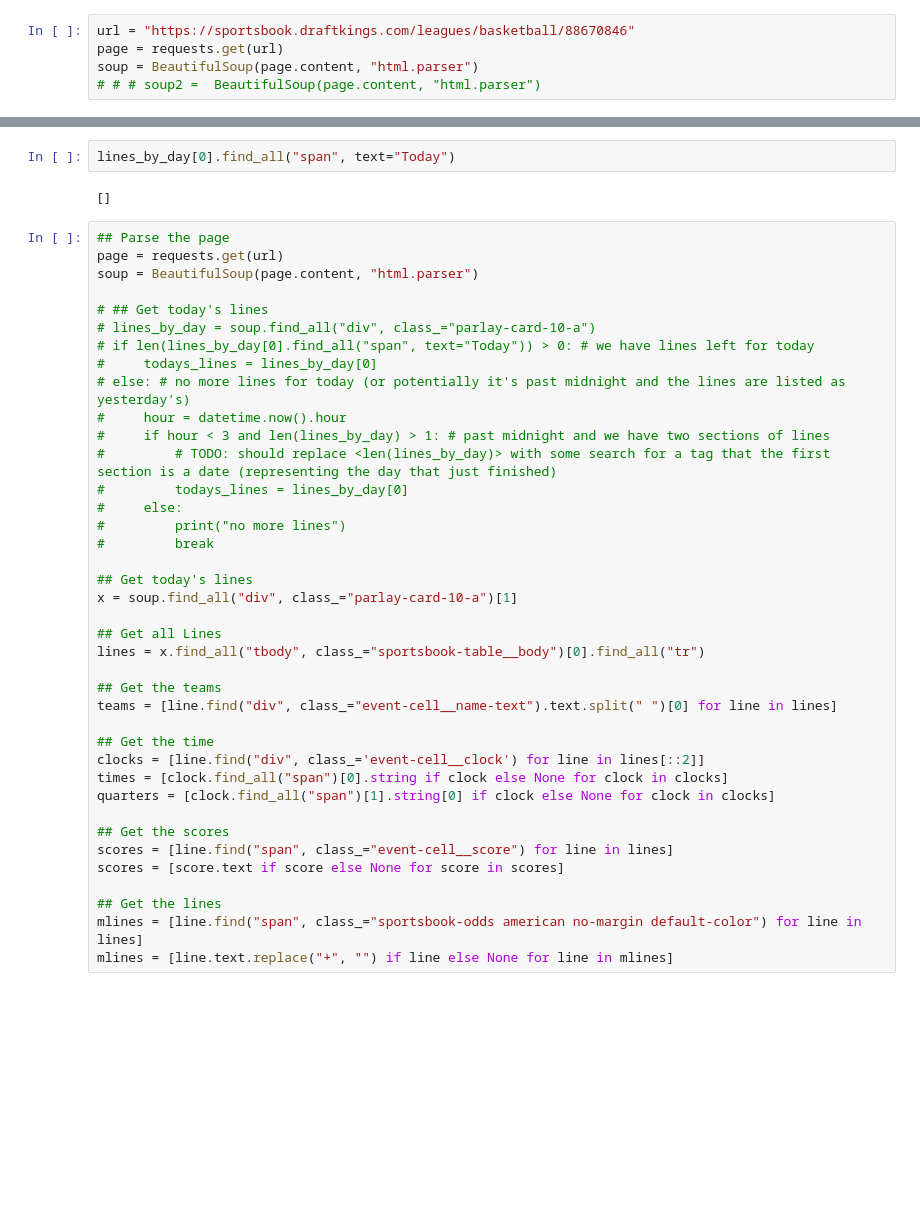
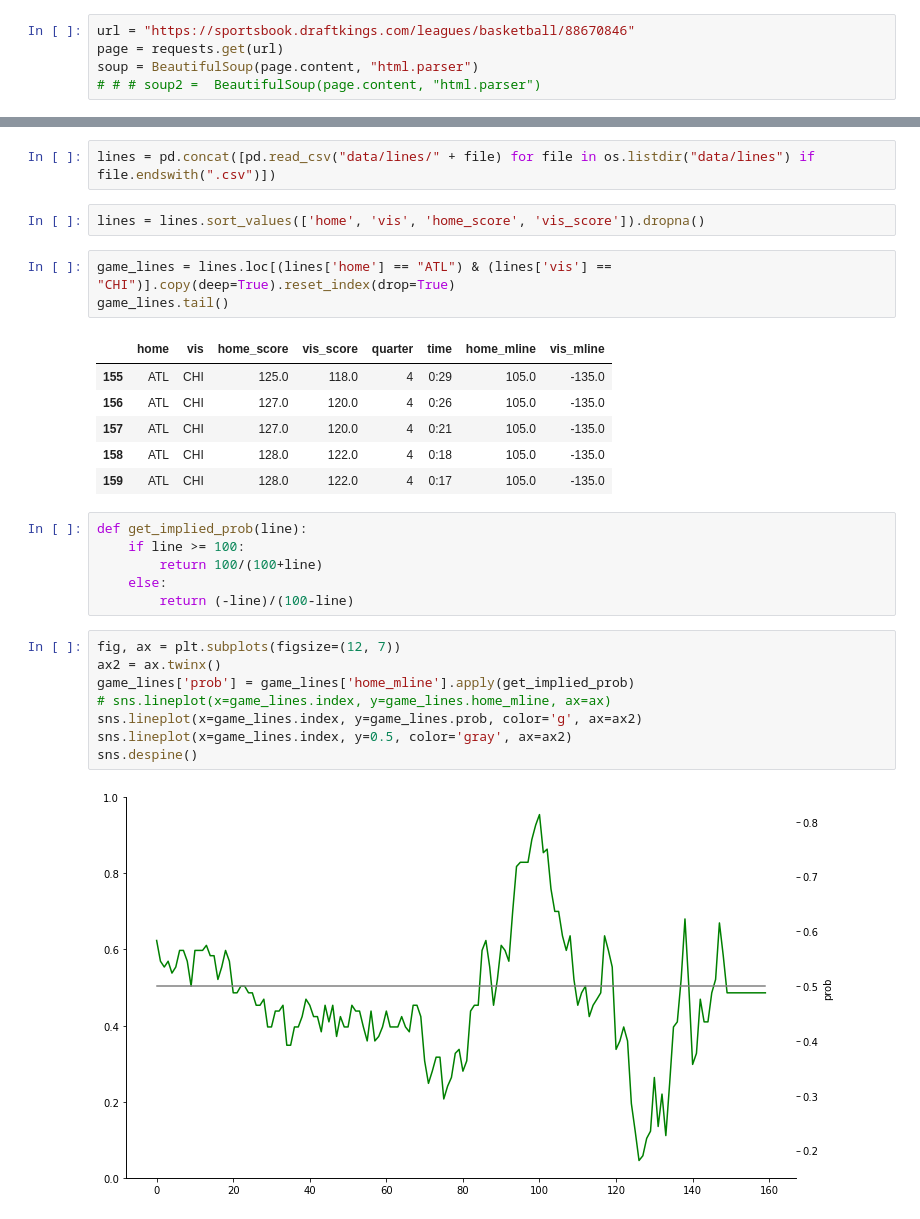
Before and after one commit to dafriedman97/hoops, a Jupyter notebook: scrape.ipynb, the cells around one changed output, grey strips where cells are left out. Drawn from its saved outputs; the diff is of its cells as text; blank space fills up the shorter version.

```diff
--- a/scrape.ipynb
+++ b/scrape.ipynb
@@ -41,43 +40,30 @@ today lines
-# %%
-lines_by_day[0].find_all("span", text="Today")
-# %% [output]
-[]
 # %%
-## Parse the page
-page = requests.get(url)
-soup = BeautifulSoup(page.content, "html.parser")
-
-# ## Get today's lines
-# lines_by_day = soup.find_all("div", class_="parlay-card-10-a")
-# if len(lines_by_day[0].find_all("span", text="Today")) > 0: # we have lines left for today
-#     todays_lines = lines_by_day[0]
-# else: # no more lines for today (or potentially it's past midnight and the lines are listed as yesterday's)
-#     hour = datetime.now().hour
-#     if hour < 3 and len(lines_by_day) > 1: # past midnight and we have two sections of lines
-#         # TODO: should replace <len(lines_by_day)> with some search for a tag that the first section is a date (representing the day that just finished)
-#         todays_lines = lines_by_day[0]
-#     else:
-#         print("no more lines")
-#         break
-
-## Get today's lines
-x = soup.find_all("div", class_="parlay-card-10-a")[1]
-
-## Get all Lines
-lines = x.find_all("tbody", class_="sportsbook-table__body")[0].find_all("tr")
-
-## Get the teams
-teams = [line.find("div", class_="event-cell__name-text").text.split(" ")[0] for line in lines]
-
-## Get the time
-clocks = [line.find("div", class_='event-cell__clock') for line in lines[::2]]
-times = [clock.find_all("span")[0].string if clock else None for clock in clocks]
-quarters = [clock.find_all("span")[1].string[0] if clock else None for clock in clocks]
-
-## Get the scores
-scores = [line.find("span", class_="event-cell__score") for line in lines]
-scores = [score.text if score else None for score in scores]
-
-## Get the lines
-mlines = [line.find("span", class_="sportsbook-odds american no-margin default-color") for line in lines]
-mlines = [line.text.replace("+", "") if line else None for line in mlines]
+lines = pd.concat([pd.read_csv("data/lines/" + file) for file in os.listdir("data/lines") if file.endswith(".csv")])
+# %%
+lines = lines.sort_values(['home', 'vis', 'home_score', 'vis_score']).dropna()
+# %%
+game_lines = lines.loc[(lines['home'] == "ATL") & (lines['vis'] == "CHI")].copy(deep=True).reset_index(drop=True)
+game_lines.tail()
+# %% [output]
+|  | home | vis | home_score | vis_score | quarter | time | home_mline | vis_mline |
+| 155 | ATL | CHI | 125.0 | 118.0 | 4 | 0:29 | 105.0 | -135.0 |
+| 156 | ATL | CHI | 127.0 | 120.0 | 4 | 0:26 | 105.0 | -135.0 |
+| 157 | ATL | CHI | 127.0 | 120.0 | 4 | 0:21 | 105.0 | -135.0 |
+| 158 | ATL | CHI | 128.0 | 122.0 | 4 | 0:18 | 105.0 | -135.0 |
+| 159 | ATL | CHI | 128.0 | 122.0 | 4 | 0:17 | 105.0 | -135.0 |
+# %%
+def get_implied_prob(line):
+    if line >= 100:
+        return 100/(100+line)
+    else:
+        return (-line)/(100-line)
+# %%
+fig, ax = plt.subplots(figsize=(12, 7))
+ax2 = ax.twinx()
+game_lines['prob'] = game_lines['home_mline'].apply(get_implied_prob)
+# sns.lineplot(x=game_lines.index, y=game_lines.home_mline, ax=ax)
+sns.lineplot(x=game_lines.index, y=game_lines.prob, color='g', ax=ax2)
+sns.lineplot(x=game_lines.index, y=0.5, color='gray', ax=ax2)
+sns.despine()
+# %% [output]
+[figure, added]
```
Also changed, not shown: parts of 3 cells of this notebook, 25 other files.
